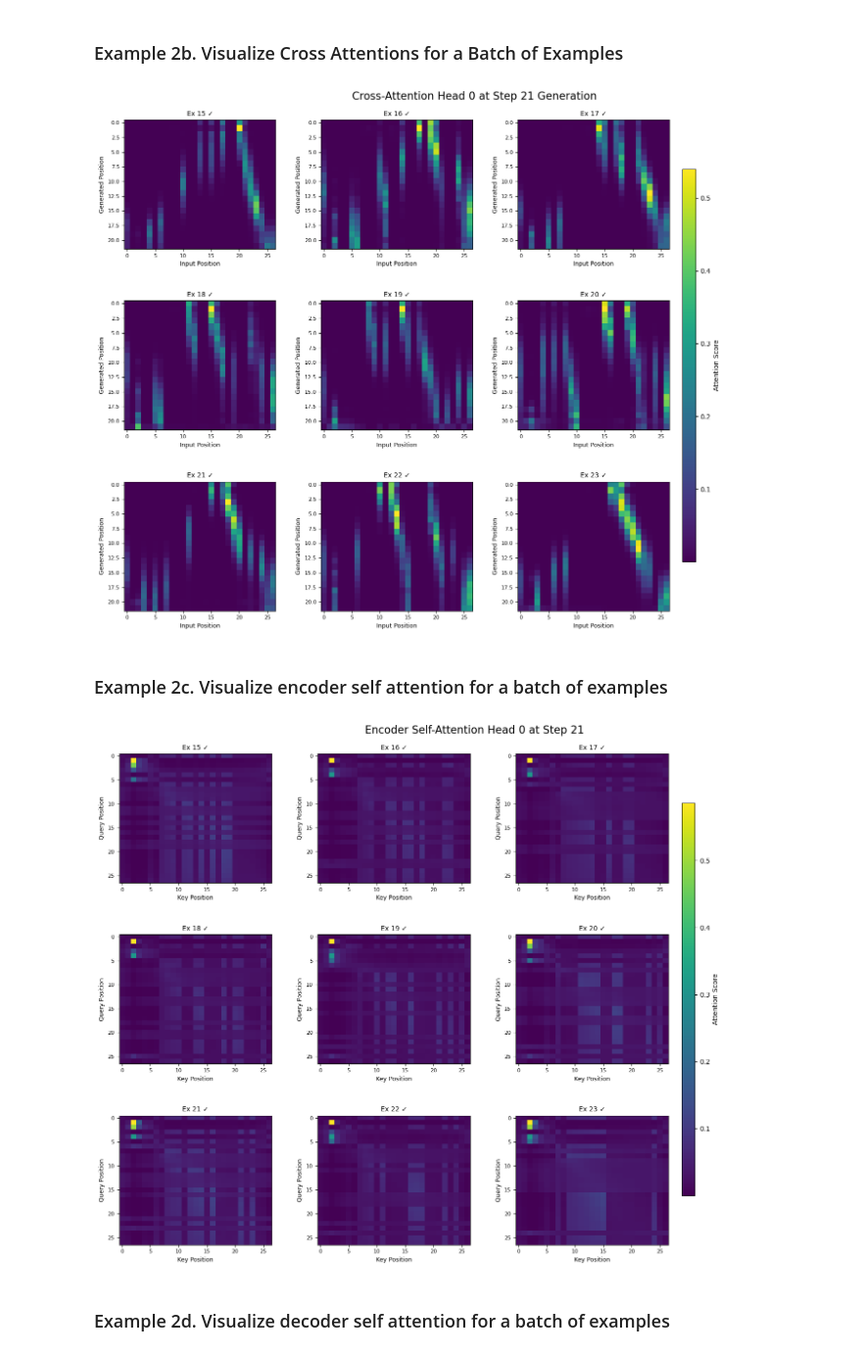
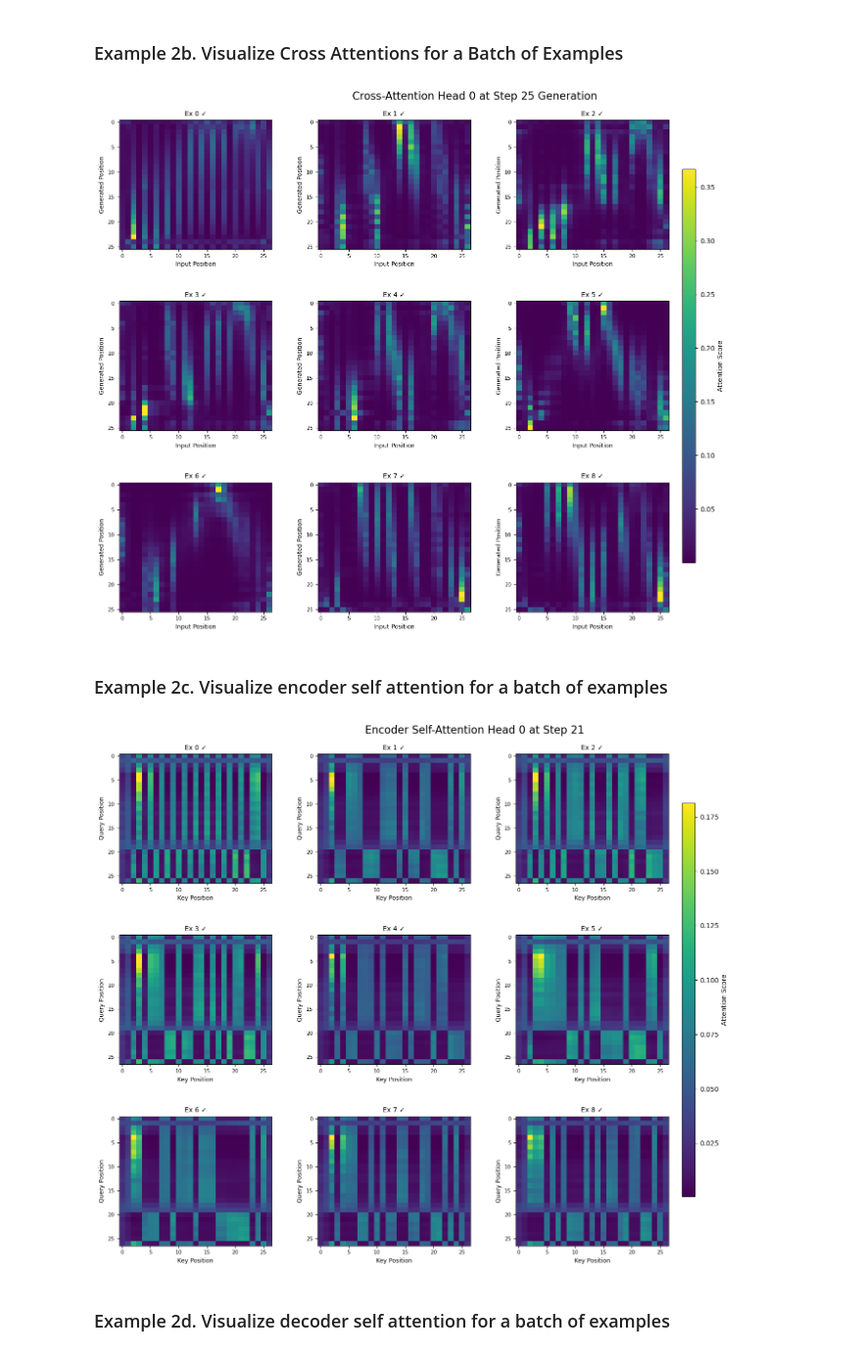
Before and after one commit to cocoxhuang/DyckTransformer, a Jupyter notebook: Analysis.ipynb, the cells around one changed output. Shown at 98% size. Drawn from its saved outputs; the diff is of its cells as text; code cells hidden in the pictures.

```diff
--- a/Analysis.ipynb
+++ b/Analysis.ipynb
@@ -98,2 +97,24 @@ validation data: loss = 0.0001, accuracy = 0.99780000
 # %% [markdown]
 ## 2. Example Usage
+# %%
+# Manual example: this overrides the first example in the validation dataset btw
+# CAUTIONL this right now assumes the model is always correct since Im lazy to write an actual zeta map
+#=================
+# choose the example and attention heads to analyze
+ex_idx = 0  # the index of the first example to analyze
+att_head = 0    # attention head to visualize
+# some plotting parameters
+figsize = (24,28)  # figure size for visualization
+cmap = 'viridis'  # colormap for visualization, e.g. 'Blues', 'inferno', 'viridis'
+#=================
+# input = [0] + [3, 2] + [3, 3, 2, 2] * 6
+# input = [0]+ [3, 2] * 13
+input = [0]+ [3, 2] * 11 + [3, 3, 2, 2]
+# input = [0]+ [3, 3, 3, 2, 2, 2] * 4 + [3, 2]
+input = torch.tensor(input, device = device, dtype=torch.long)
+examples['inputs'][ex_idx] = input
+examples['targets'][ex_idx] = model.generate(src = examples['inputs'][ex_idx].unsqueeze(0), tgt = torch.tensor([0], device = device, dtype=torch.long).unsqueeze(0), max_new_tokens=max_new_tokens).squeeze(0)
+print(f"Input: {decode(examples['inputs'][ex_idx], dataset.dictionary)}")
+print(f"Target: {decode(examples['targets'][ex_idx], dataset.dictionary)}")
+
+outputs = analyze_cross_attention_all_steps(model, examples, ex_idx=ex_idx, att_head=att_head, figsize=figsize, cmap=cmap)
@@ -130,36 +155,36 @@ Target: bos 1 0 1 1 1 1 0 0 0 0 1 1 0 0 1 0 1 1 1 0 0 0 1 0 1 0
 # The ✓ and ✗ in the title indicate whether the Dyck path is predicted correctly or not
 #=================
 # choose the examples, step of generation and attention heads to analyze
-start_idx = 15  # the index of the first example to analyze
+start_idx = 0  # the index of the first example to analyze
 num_examples = 9  # Number of examples to show
 att_head = 0    # attention head to visualize
-step = 21  # which token is being generated in the sequence when analyzing cross-attention. 0 means the first token after BOS.
+step = 25  # which token is being generated in the sequence when analyzing cross-attention. 0 means the first token after BOS.
 # some plotting parameters
 figsize = (16, 12)  # figure size for visualization
 cmap = 'viridis'  # colormap for visualization, e.g. 'Blues', 'inferno', 'viridis'
 #=================
 outputs = analyze_cross_attention(model, examples, start_idx=start_idx, step=step, att_head=att_head, num_examples=num_examples, figsize=figsize, cmap=cmap)
 # %% [output]
-[figure, old version]
+[figure, new version]
 # %% [markdown]
 ### Example 2c. Visualize encoder self attention for a batch of examples
 # %%
 # Example: Analyze 9 examples starting from example #15
 # all for attention head 0 at step 21 (the 22th token generated in the sequence)
 # The ✓ and ✗ in the title indicate whether the Dyck path is predicted correctly or not
 #=================
 # choose the examples, step of generation and attention heads to analyze
-start_idx = 15  # the index of the first example to analyze
+start_idx = 0  # the index of the first example to analyze
 num_examples = 9  # Number of examples to show
 att_head = 0    # attention head to visualize
 step = 21  # which token is being generated in the sequence when analyzing attention
 # some plotting parameters
 figsize = (16, 12)  # figure size for visualization
 cmap = 'viridis'  # colormap for visualization, e.g. 'Blues', 'inferno', 'viridis'
 #=================
 outputs = analyze_encoder_attention(model, examples, start_idx=start_idx, step=step, att_head=att_head, num_examples=num_examples, figsize=figsize, cmap=cmap)
 # %% [output]
-[figure, old version]
+[figure, new version]
 # %% [markdown]
 ### Example 2d. Visualize decoder self attention for a batch of examples
 # %%
```
Also changed, not shown: parts of 11 cells of this notebook, 34 other files.
